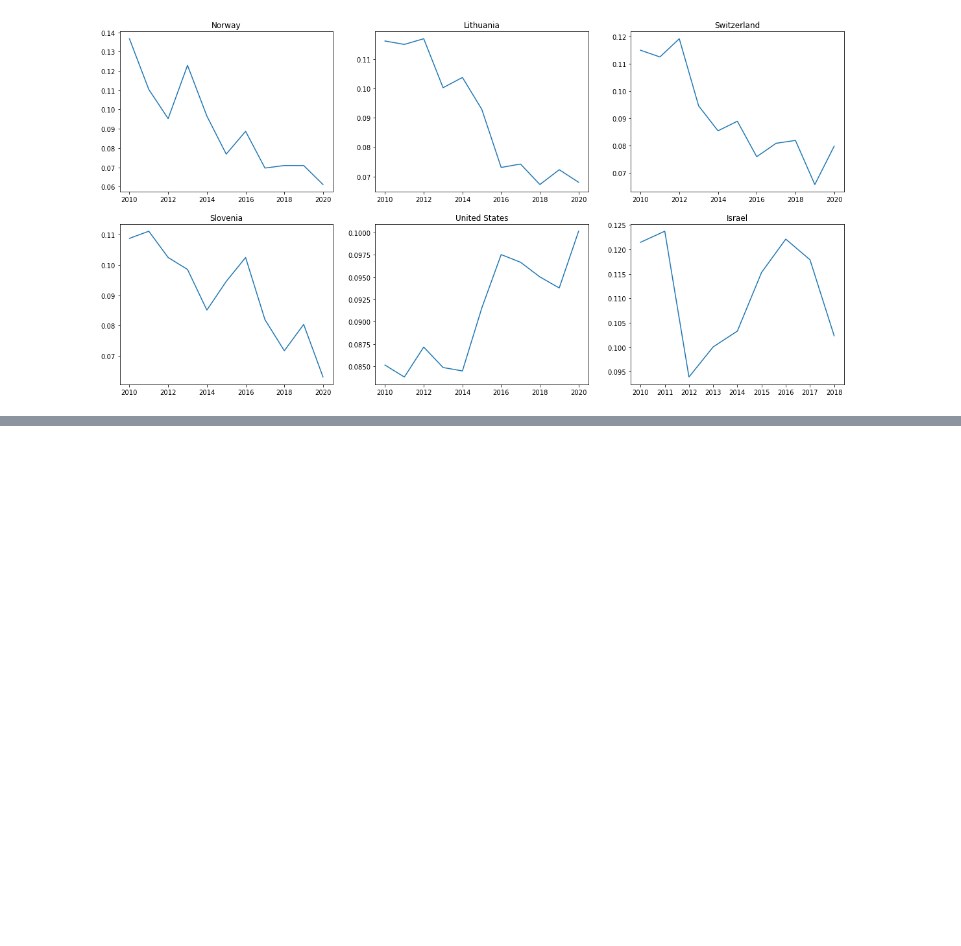
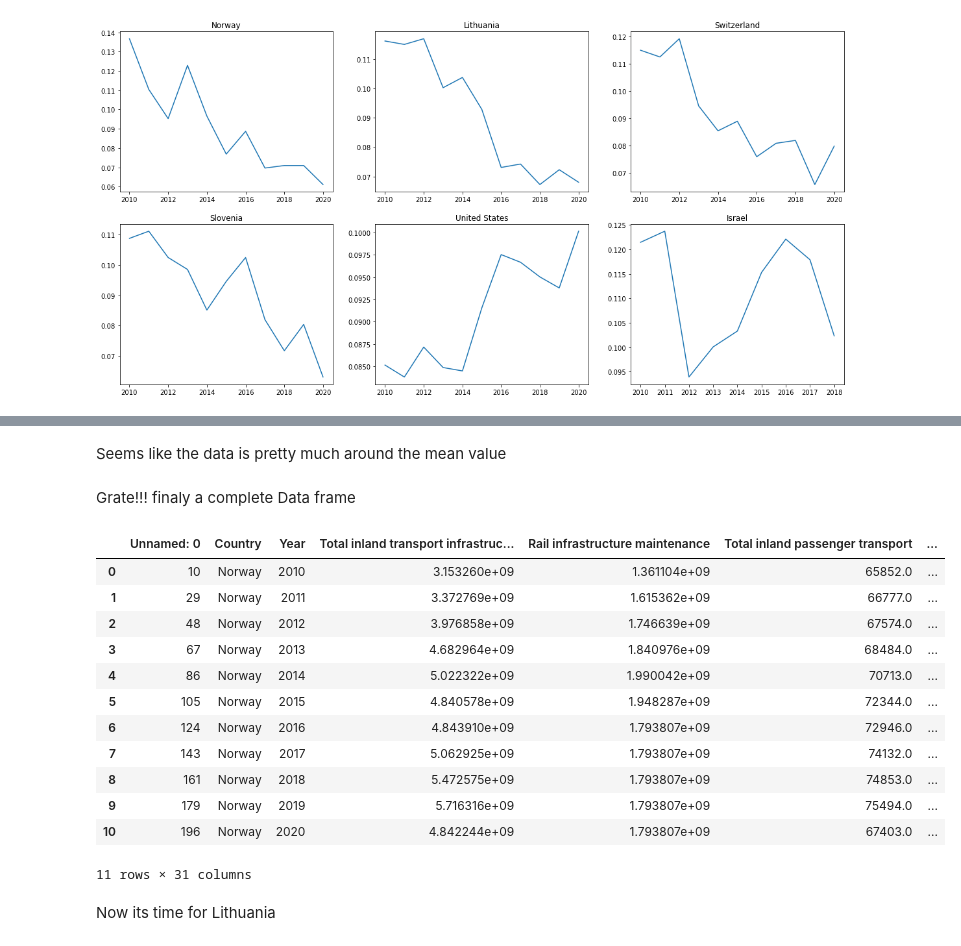
Before and after one commit to zeevSozin/data-science-project, a Jupyter notebook: EDA.ipynb, the cells around one changed output, grey strips where cells are left out. Saved outputs shown, nothing was run; the diff lists cells and outputs as text; code cells hidden in the pictures; blank space fills up the shorter version.

Commit message:
2 dataframes ready for ML

```diff
--- a/EDA.ipynb
+++ b/EDA.ipynb
@@ -158,0 +282,23 @@ ax6.plot=plotOfKilled("Israel")
+# %% [markdown]
+Seems like the data is pretty much around the mean value
+# %% [markdown]
+Grate!!! finaly a complete Data frame
+# %%
+NorwayDf_c2.to_csv("./CleanDataFrames/Norway.csv")
+NorwayDf_c2
+# %% [output]
+|  | Unnamed: 0 | Country | Year | Total inland transport infrastruc... | Rail infrastructure maintenance | Total inland passenger transport | ... |
+| 0 | 10 | Norway | 2010 | 3.153260e+09 | 1.361104e+09 | 65852.0 | ... |
+| 1 | 29 | Norway | 2011 | 3.372769e+09 | 1.615362e+09 | 66777.0 | ... |
+| 2 | 48 | Norway | 2012 | 3.976858e+09 | 1.746639e+09 | 67574.0 | ... |
+| 3 | 67 | Norway | 2013 | 4.682964e+09 | 1.840976e+09 | 68484.0 | ... |
+| 4 | 86 | Norway | 2014 | 5.022322e+09 | 1.990042e+09 | 70713.0 | ... |
+| 5 | 105 | Norway | 2015 | 4.840578e+09 | 1.948287e+09 | 72344.0 | ... |
+| 6 | 124 | Norway | 2016 | 4.843910e+09 | 1.793807e+09 | 72946.0 | ... |
+| 7 | 143 | Norway | 2017 | 5.062925e+09 | 1.793807e+09 | 74132.0 | ... |
+| 8 | 161 | Norway | 2018 | 5.472575e+09 | 1.793807e+09 | 74853.0 | ... |
+| 9 | 179 | Norway | 2019 | 5.716316e+09 | 1.793807e+09 | 75494.0 | ... |
+| 10 | 196 | Norway | 2020 | 4.842244e+09 | 1.793807e+09 | 67403.0 | ... |
+11 rows × 31 columns
+# %% [markdown]
+Now its time for Lithuania
```
Also changed, not shown: parts of 26 cells of this notebook, 2 other files.
